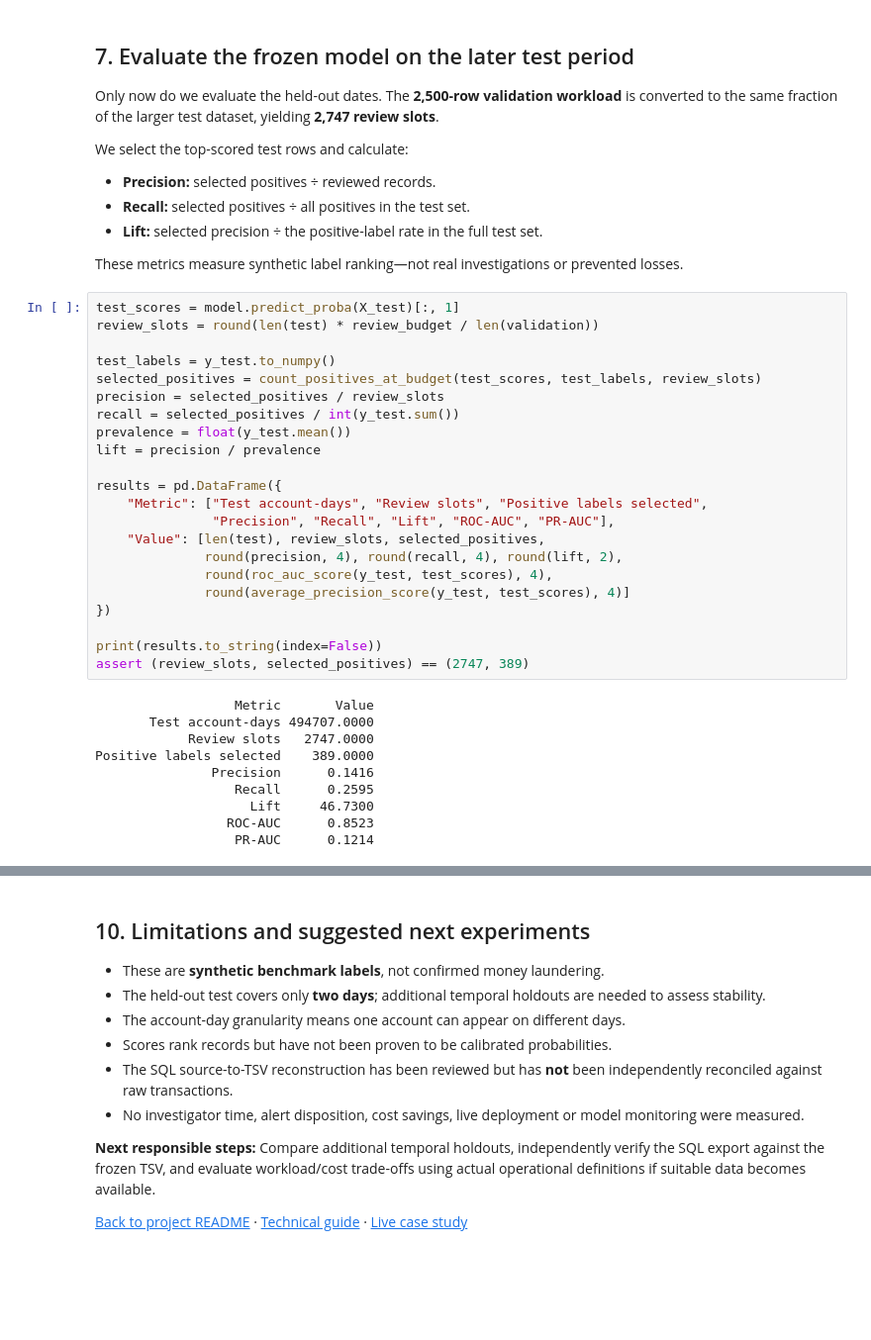
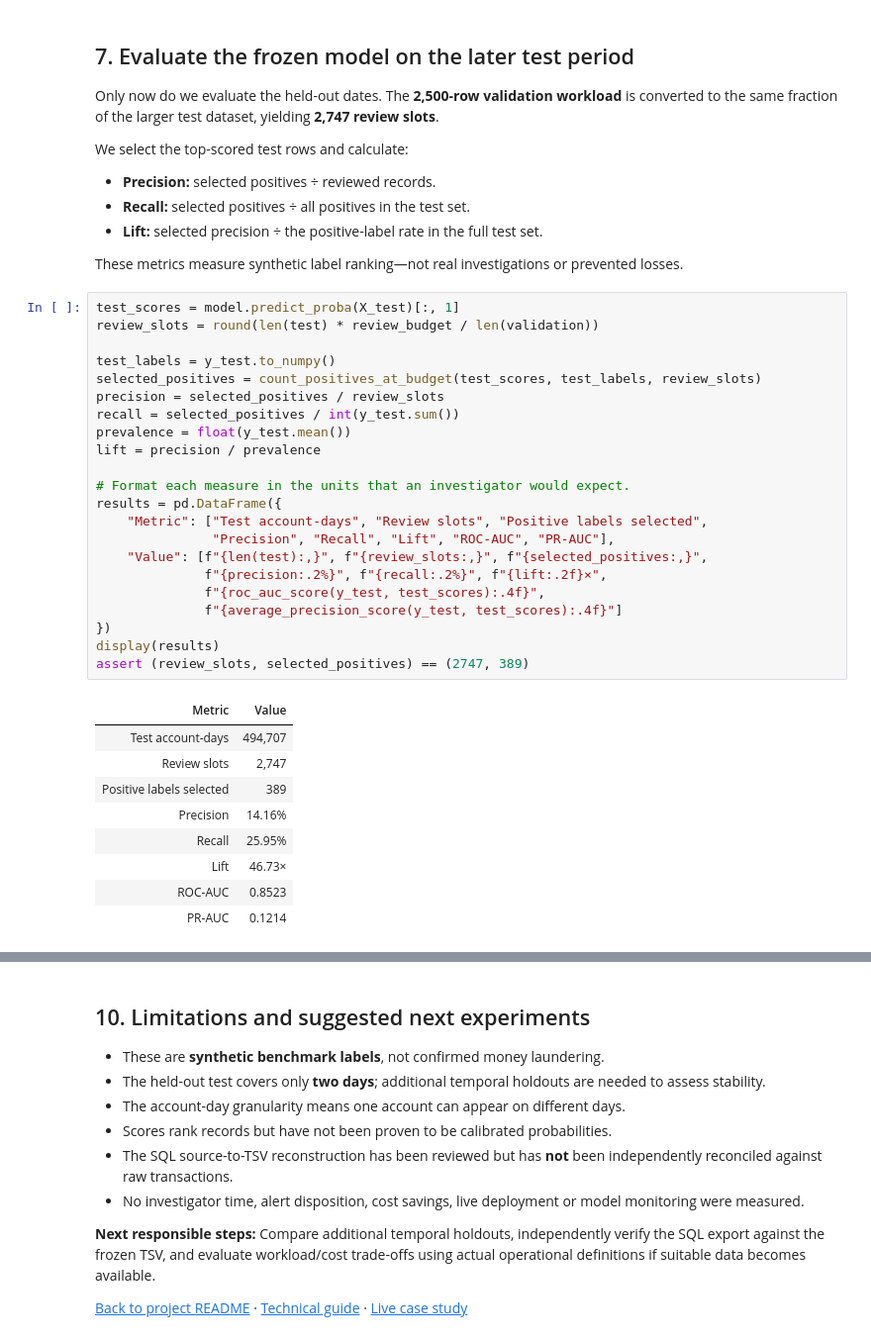
Before and after one commit to mohammedmia1/AML_Data_Science_Project, a Jupyter notebook: notebooks/AML_Model_Development.ipynb, the cells around one changed output, grey strips where cells are left out. Shown at 99% size. Drawn from its saved outputs; the diff is of its cells as text; blank space fills up the shorter version.

```diff
--- a/notebooks/AML_Model_Development.ipynb
+++ b/notebooks/AML_Model_Development.ipynb
@@ -246,35 +281,35 @@ These metrics measure synthetic label ranking—not real investigations or preve
 # %%
 test_scores = model.predict_proba(X_test)[:, 1]
 review_slots = round(len(test) * review_budget / len(validation))
 
 test_labels = y_test.to_numpy()
 selected_positives = count_positives_at_budget(test_scores, test_labels, review_slots)
 precision = selected_positives / review_slots
 recall = selected_positives / int(y_test.sum())
 prevalence = float(y_test.mean())
 lift = precision / prevalence
 
+# Format each measure in the units that an investigator would expect.
 results = pd.DataFrame({
     "Metric": ["Test account-days", "Review slots", "Positive labels selected",
                "Precision", "Recall", "Lift", "ROC-AUC", "PR-AUC"],
-    "Value": [len(test), review_slots, selected_positives,
-              round(precision, 4), round(recall, 4), round(lift, 2),
-              round(roc_auc_score(y_test, test_scores), 4),
-              round(average_precision_score(y_test, test_scores), 4)]
+    "Value": [f"{len(test):,}", f"{review_slots:,}", f"{selected_positives:,}",
+              f"{precision:.2%}", f"{recall:.2%}", f"{lift:.2f}×",
+              f"{roc_auc_score(y_test, test_scores):.4f}",
+              f"{average_precision_score(y_test, test_scores):.4f}"]
 })
-
-print(results.to_string(index=False))
+display(results)
 assert (review_slots, selected_positives) == (2747, 389)
 # %% [output]
-                  Metric       Value
-       Test account-days 494707.0000
-            Review slots   2747.0000
-Positive labels selected    389.0000
-               Precision      0.1416
-                  Recall      0.2595
-                    Lift     46.7300
-                 ROC-AUC      0.8523
-                  PR-AUC      0.1214
+| Metric | Value |
+| Test account-days | 494,707 |
+| Review slots | 2,747 |
+| Positive labels selected | 389 |
+| Precision | 14.16% |
+| Recall | 25.95% |
+| Lift | 46.73× |
+| ROC-AUC | 0.8523 |
+| PR-AUC | 0.1214 |
 # %% [markdown]
 ### Interpretation
 
```
Also changed, not shown: parts of 8 cells of this notebook, 2 other files.
